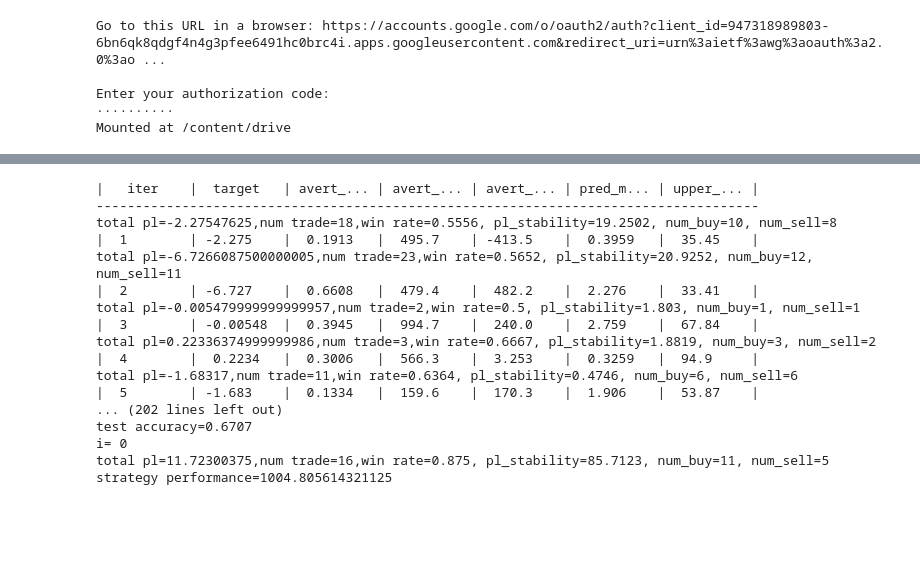
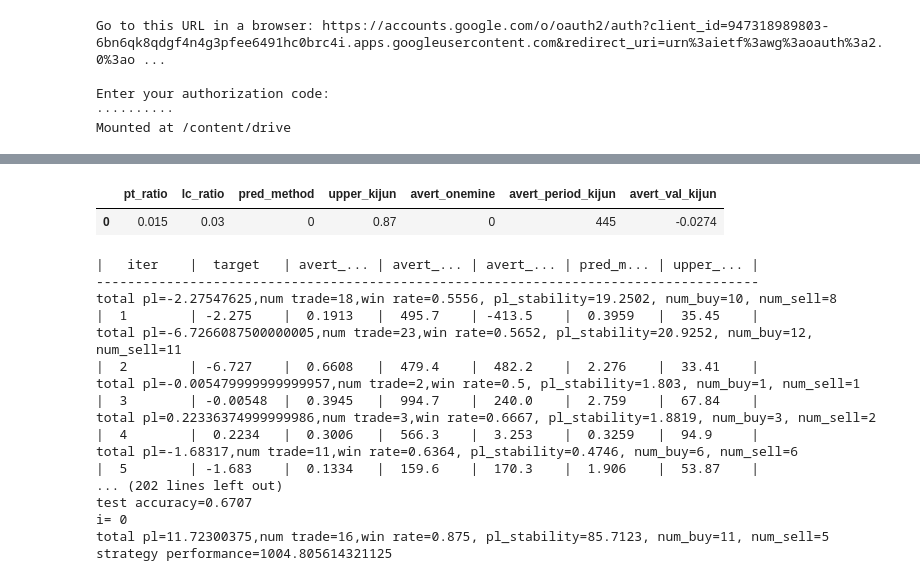
Before and after one commit to alunfes/mex-bot, a Jupyter notebook: Lgb_BPSP5.ipynb, the cells around one changed output, grey strips where cells are left out. Drawn from its saved outputs; the diff is of its cells as text; code cells hidden in the pictures; blank space fills up the shorter version.

```diff
--- a/Lgb_BPSP5.ipynb
+++ b/Lgb_BPSP5.ipynb
@@ -2798,3 +2811,10 @@ time.time()
+# %%
+config = {'pt_ratio':pt_ratio, 'lc_ratio':lc_ratio, 'pred_method':opt_params['pred_method'], 'upper_kijun':opt_params['upper_kijun']/100.0, 'avert_onemine':opt_params['avert_onemine'],
+              'avert_period_kijun':opt_params['avert_period_kijun'], 'avert_val_kijun':opt_params['avert_val_kijun']/10000}
+pd.DataFrame(config,index=['0'])
+# %% [output]
+|  | pt_ratio | lc_ratio | pred_method | upper_kijun | avert_onemine | avert_period_kijun | avert_val_kijun |
+| 0 | 0.015 | 0.03 | 0 | 0.87 | 0 | 445 | -0.0274 |
 # %%
 optsim = BaysOptSim()
 opt_params, opt_pl_log = optsim.start_opt(100, model, opt_xb, df2, pt, lc)
```
Also changed, not shown: parts of 10 cells of this notebook, 4 other files.
